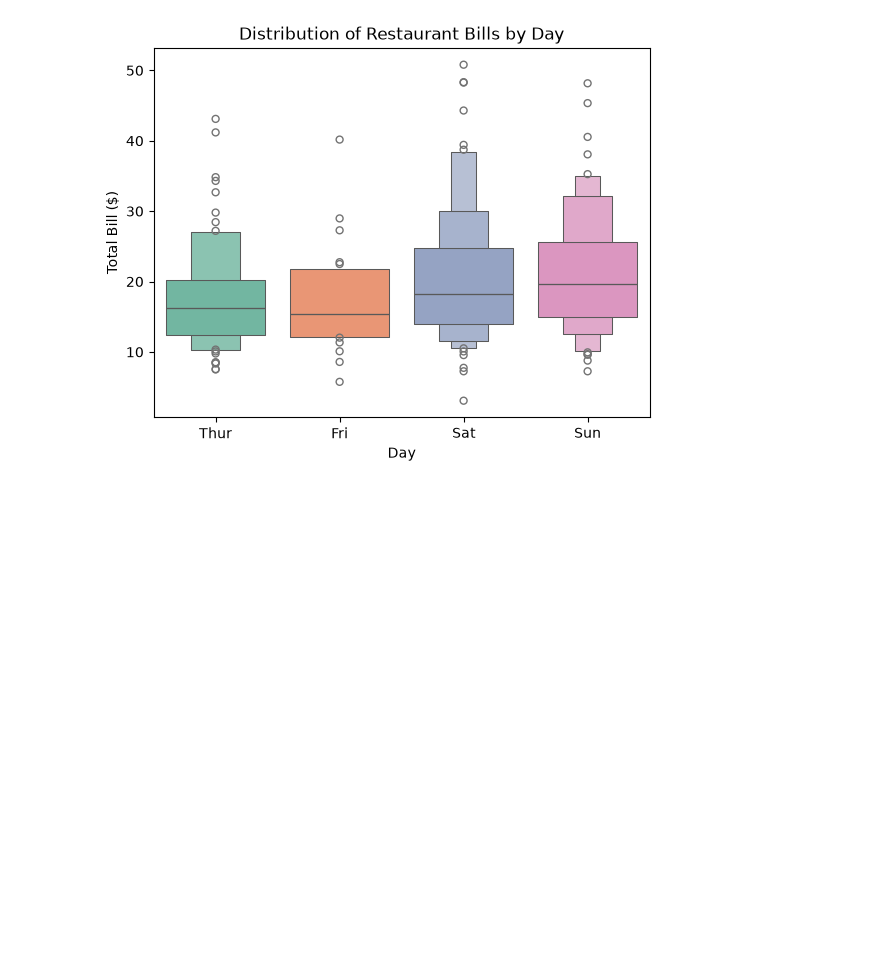
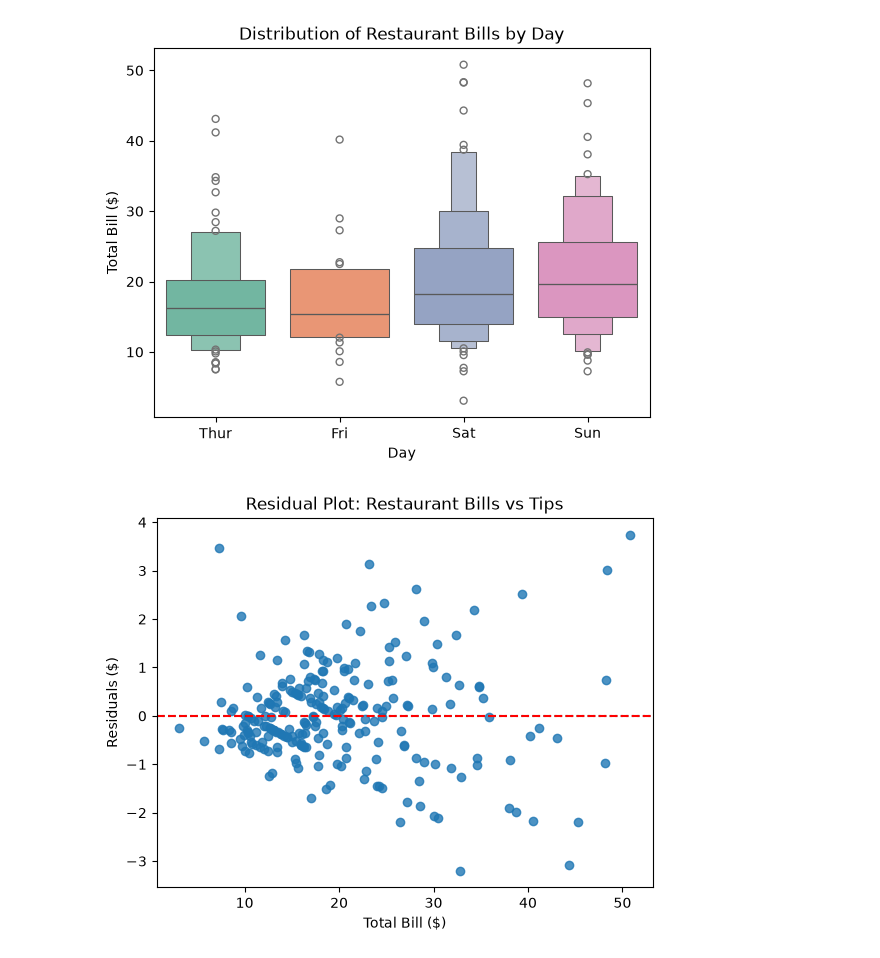
Before and after one commit to Aryanbhayji/Seaborn-library, a Jupyter notebook: main.ipynb, the cells around one changed output. Cells and saved outputs as stored; diff of their text form; code cells hidden in the pictures; blank space fills up the shorter version.

```diff
--- a/main.ipynb
+++ b/main.ipynb
@@ -461,3 +461,24 @@ Passing `palette` without assigning `hue` is deprecated and will be removed in v
 
   sns.boxenplot(
 [figure]
+# %%
+import seaborn as sns
+import matplotlib.pyplot as plt
+
+df = sns.load_dataset("tips")
+
+sns.residplot(
+    data=df,
+    x="total_bill",
+    y="tip",
+
+
+)
+
+plt.axhline(0, color="red", linestyle="--")
+plt.title("Residual Plot: Restaurant Bills vs Tips")
+plt.xlabel("Total Bill ($)")
+plt.ylabel("Residuals ($)")
+plt.show()
+# %% [output]
+[figure, added]
```
